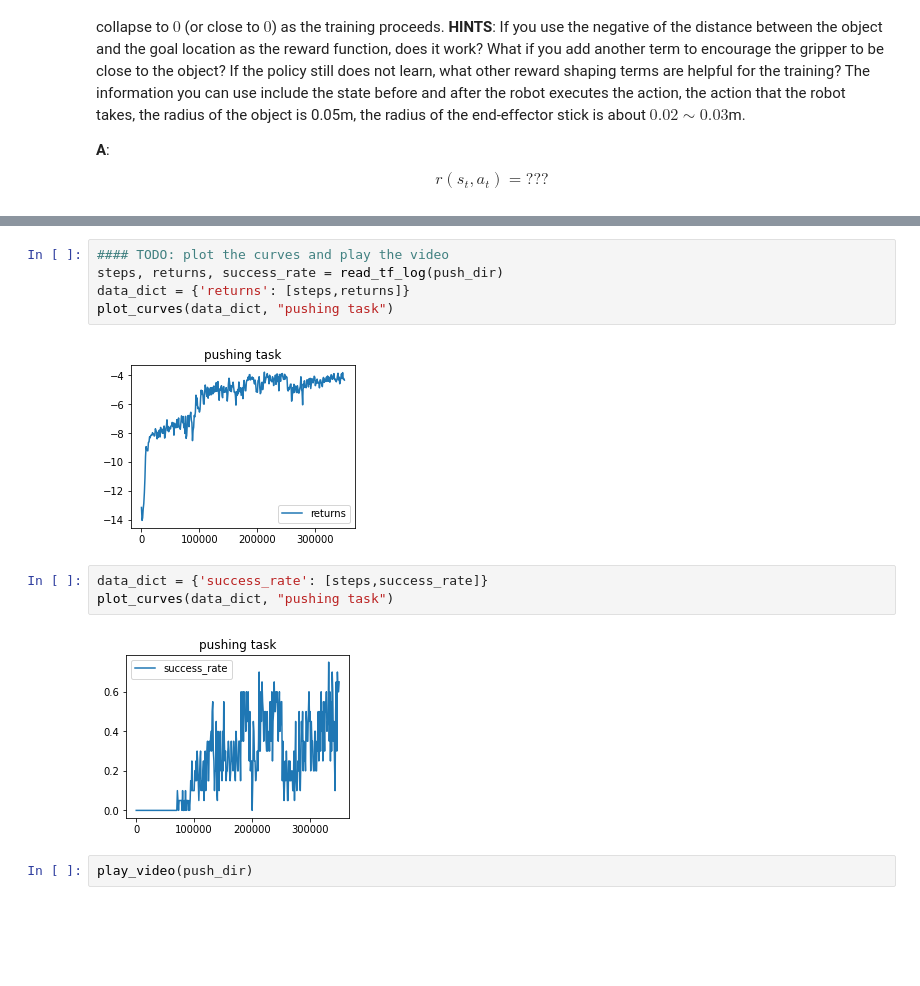
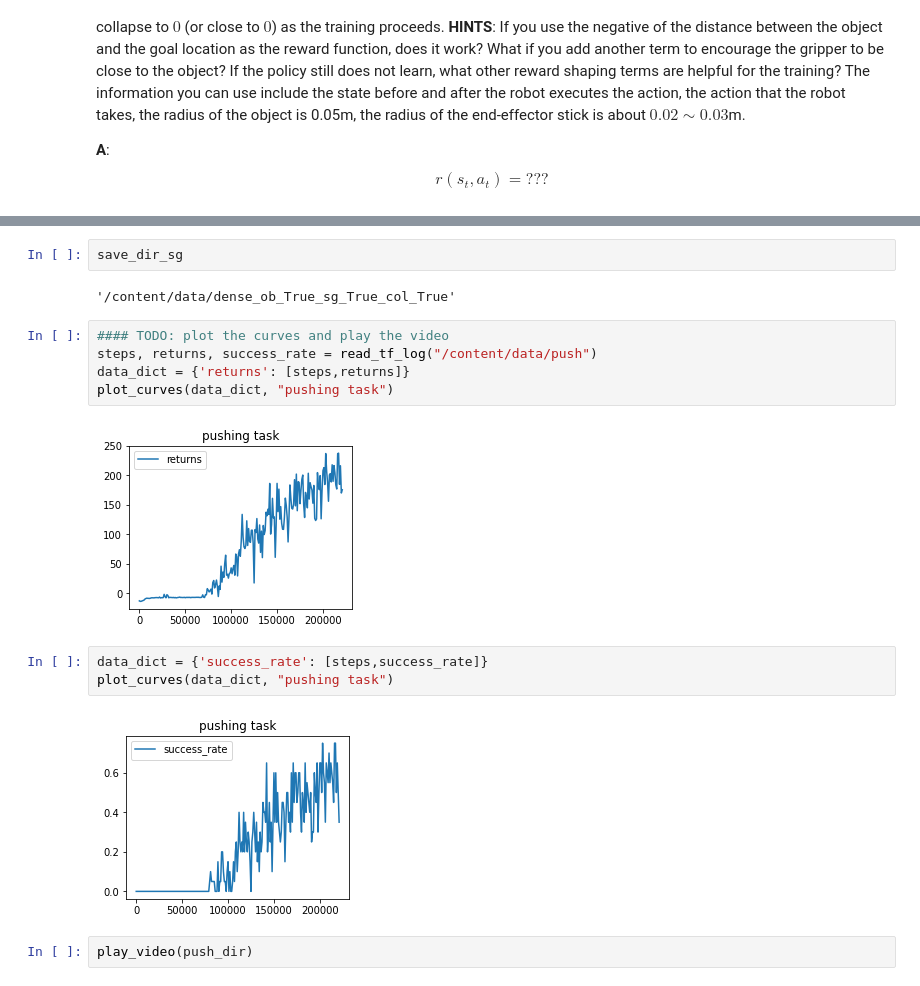
Before and after one commit to LuisCGit/6.484-reinforcement-learning, a Jupyter notebook: reward_design.ipynb, the cells around one changed output, grey strips where cells are left out. Drawn from its saved outputs; the diff is of its cells as text; blank space fills up the shorter version.

```diff
--- a/reward_design.ipynb
+++ b/reward_design.ipynb
@@ -1044,15 +1033,19 @@ push_dir = train_ppo(use_sparse_reward=False, with_obstacle=True, push_exp=True,
+# %%
+save_dir_sg
+# %% [output]
+'/content/data/dense_ob_True_sg_True_col_True'
 # %%
 #### TODO: plot the curves and play the video
-steps, returns, success_rate = read_tf_log(push_dir)
+steps, returns, success_rate = read_tf_log("/content/data/push")
 data_dict = {'returns': [steps,returns]}
 plot_curves(data_dict, "pushing task")
 # %% [output]
-[figure, old version]
+[figure, new version]
 # %%
 data_dict = {'success_rate': [steps,success_rate]}
 plot_curves(data_dict, "pushing task")
 # %% [output]
-[figure, old version]
+[figure, new version]
 # %%
 play_video(push_dir)
 # %% [output]
```
Also changed, not shown: parts of 2 cells of this notebook.
